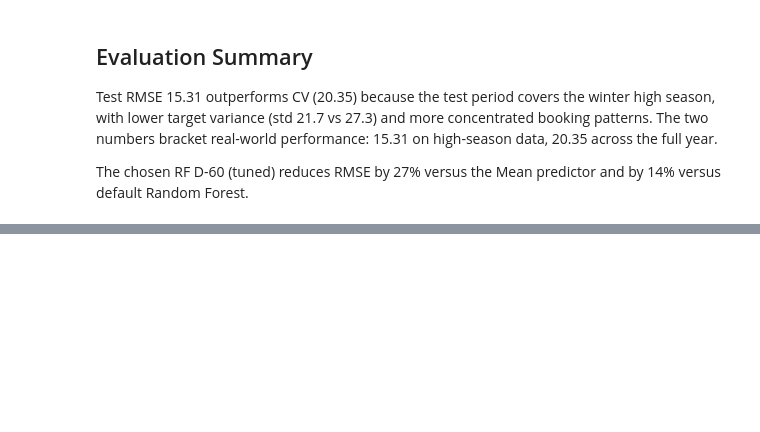
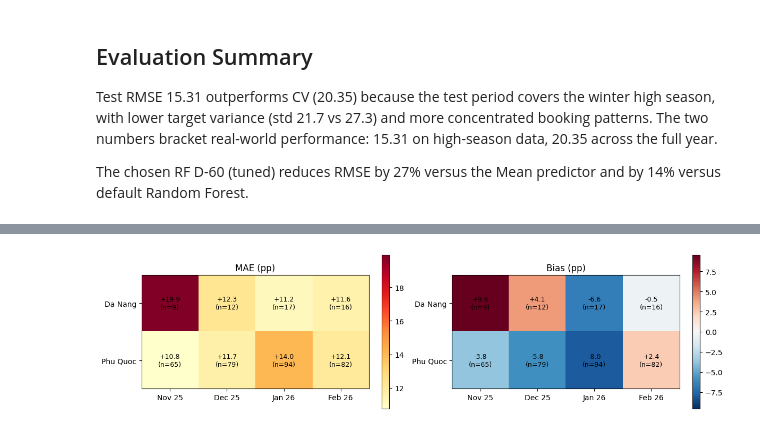
Before and after one commit to VildanaRazumova/thesis-demand-forecasting, a Jupyter notebook: thesis_notebook_final.ipynb, the cells around one changed output, grey strips where cells are left out. Drawn from its saved outputs; the diff is of its cells as text; code cells hidden in the pictures; blank space fills up the shorter version.

```diff
--- a/thesis_notebook_final.ipynb
+++ b/thesis_notebook_final.ipynb
@@ -3091,0 +3206,28 @@ The chosen RF D-60 (tuned) reduces RMSE by 27% versus the Mean predictor and by
+# %%
+# 3. Error by Destination × Month
+fig, axes = plt.subplots(1, 2, figsize=(12, 3.2))
+month_labels = ['Nov 25', 'Dec 25', 'Jan 26', 'Feb 26']
+
+def heatmap(ax, data, title, cmap, center_zero=False):
+    if center_zero:
+        vmax = np.abs(data.values).max()
+        im = ax.imshow(data.values, cmap=cmap, vmin=-vmax, vmax=vmax)
+    else:
+        im = ax.imshow(data.values, cmap=cmap)
+    ax.set_xticks(range(4)); ax.set_xticklabels(month_labels)
+    ax.set_yticks(range(len(data.index))); ax.set_yticklabels(data.index)
+    ax.set_title(title)
+    for i in range(data.shape[0]):
+        for j in range(data.shape[1]):
+            v = data.values[i, j]
+            n = pivot_n.values[i, j]
+            ax.text(j, i, f"{v:+.1f}\n(n={int(n)})", ha='center', va='center',
+                    fontsize=9, color='black')
+    plt.colorbar(im, ax=ax, fraction=0.04)
+
+heatmap(axes[0], pivot_mae,  'MAE (pp)',  'YlOrRd', center_zero=False)
+heatmap(axes[1], pivot_bias, 'Bias (pp)', 'RdBu_r', center_zero=True)
+plt.tight_layout()
+plt.show()
+# %% [output]
+[figure, added]
```
Also changed, not shown: parts of 14 cells of this notebook.
